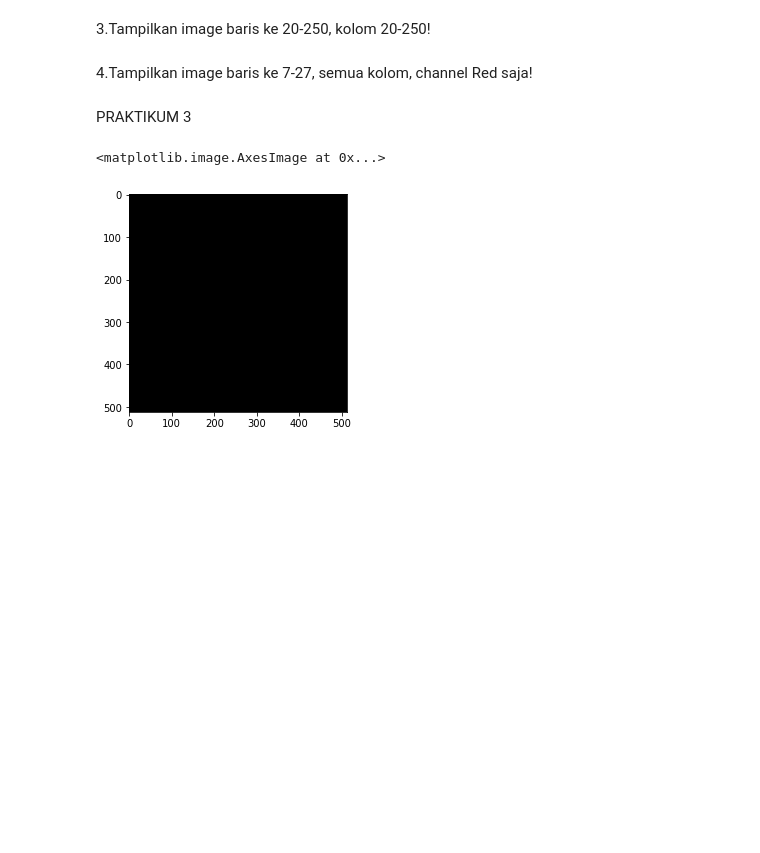
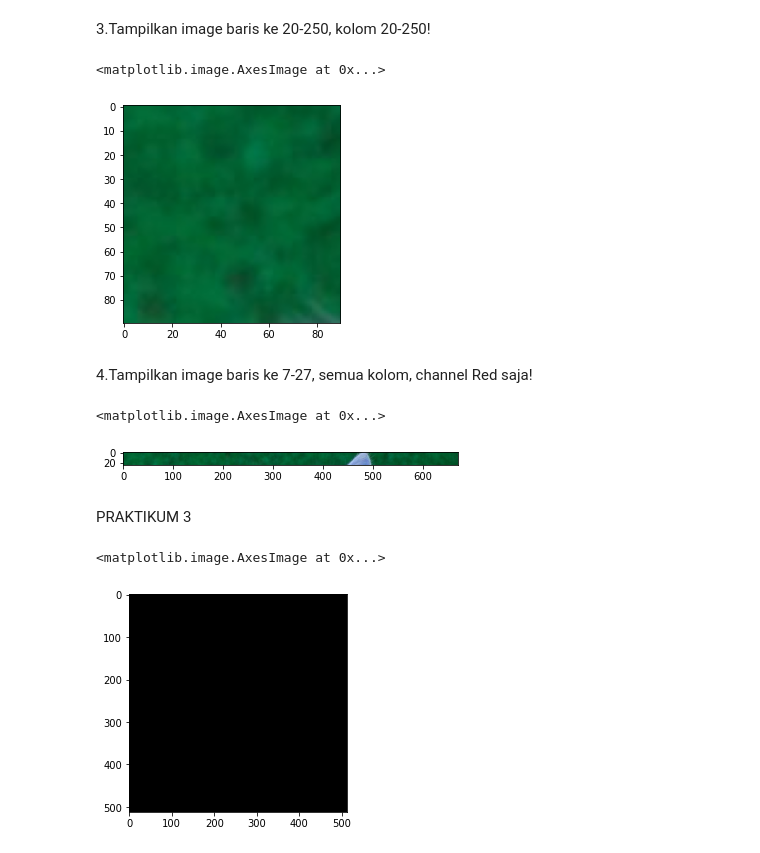
Before and after one commit to sanggaasmara/PCVK_Genap_2022, a Jupyter notebook: jobsheet2.ipynb, the cells around one changed output. Cells and saved outputs as stored; diff of their text form; code cells hidden in the pictures; blank space fills up the shorter version.

```diff
--- a/jobsheet2.ipynb
+++ b/jobsheet2.ipynb
@@ -76,7 +94,19 @@ berubah?
 # %% [markdown]
 3.Tampilkan image baris ke 20-250, kolom 20-250!
+# %%
+img_bk = img[10:100,10:100]
+plt.imshow(img_bk)
+# %% [output]
+<matplotlib.image.AxesImage at 0x...>
+[figure, added]
 # %% [markdown]
 4.Tampilkan image baris ke 7-27, semua kolom, channel Red saja!
+# %%
+
+plt.imshow(img[5:30])
+# %% [output]
+<matplotlib.image.AxesImage at 0x...>
+[figure, added]
 # %% [markdown]
 PRAKTIKUM 3
 # %%
```
Also changed, not shown: parts of 12 cells of this notebook.
